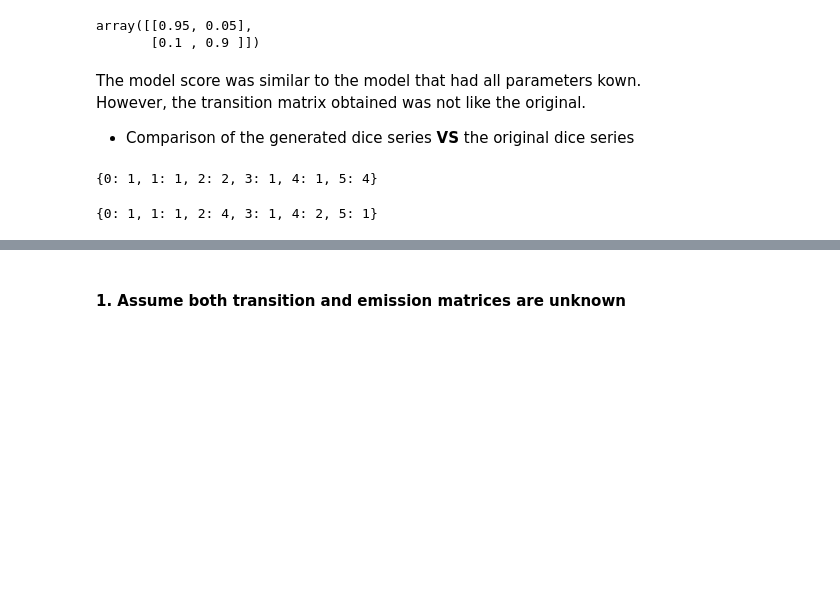
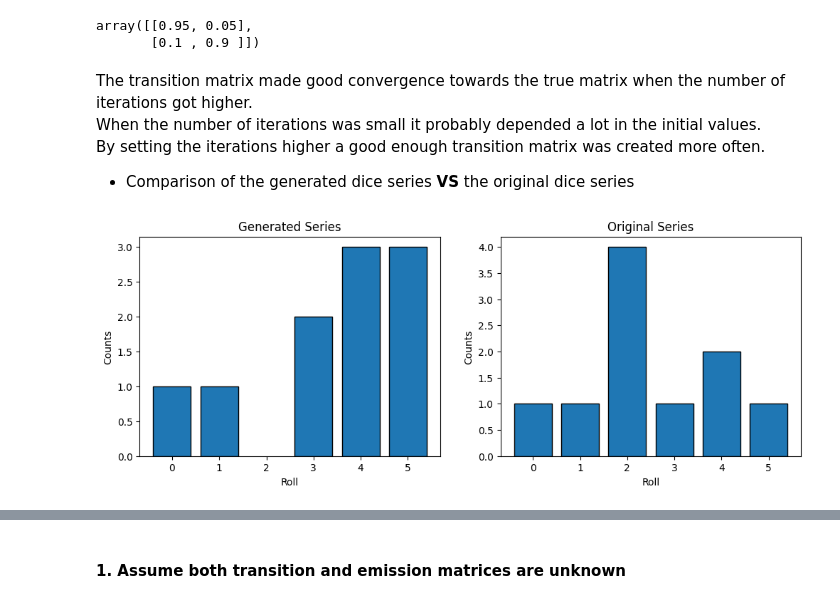
Before and after one commit to joelpoliveira/CNN-Sentiment-Polarity-Prediction, a Jupyter notebook: TP/TP4/main_Joel.ipynb, the cells around one changed output, grey strips where cells are left out. Drawn from its saved outputs; the diff is of its cells as text; code cells hidden in the pictures; blank space fills up the shorter version.

Commit message:
add: plots for examining results

```diff
--- a/TP/TP4/main_Joel.ipynb
+++ b/TP/TP4/main_Joel.ipynb
@@ -165,20 +174,43 @@ model.transmat_
 array([[0.95, 0.05],
        [0.1 , 0.9 ]])
 # %% [markdown]
-The model score was similar to the model that had all parameters kown.<br>
-However, the transition matrix obtained was not like the original.<br>
+The transition matrix made good convergence towards the true matrix when the number of iterations got higher. <br>
+When the number of iterations was small it probably depended a lot in the initial values. <br>
+By setting the iterations higher a good enough transition matrix was created more often.
 
 - Comparison of the generated dice series **VS** the original dice series
 # %%
-dice_series_generated, dice_state = remodel.sample(10, random_state=22)
+roll_series_generated, dice_state = remodel.sample(10)
+# %%
+def bar(x,y,ax, xlabel="", ylabel="", title="", label="", legend=False):
+    ax.bar(x,y, ec='k', label=label)
+    ax.set_xlabel(xlabel)
+    ax.set_ylabel(ylabel)
+    ax.set_title(title)
+    if legend:
+        ax.legend()
 # %%
-dict(zip(*np.unique(dice_series_generated, return_counts=True)))
+generated_dict = dict(
+    sorted(
+        zip(
+            *np.unique(roll_series_generated, return_counts=True)),
+            key=lambda x: x[0]
+    )
+)
-# %% [output]
-{0: 1, 1: 1, 2: 2, 3: 1, 4: 1, 5: 4}
 # %%
-dict(zip(*np.unique(X_test, return_counts=True)))
+true_dict = dict(
+    sorted(
+        zip(*np.unique(X_test, return_counts=True)),
+        key=lambda x: x[0]
+    )
+)
-# %% [output]
-{0: 1, 1: 1, 2: 4, 3: 1, 4: 2, 5: 1}
+# %%
+f, ax = plt.subplots(1,2,figsize=(12,4))
+
+bar(generated_dict.keys(), generated_dict.values(), ax[0], "Roll", "Counts", "Generated Series")
+bar(true_dict.keys(), true_dict.values(), ax[1], "Roll", "Counts", "Original Series")
+# %% [output]
+[figure, added]
 # %%
 print(np.concatenate((dice_state.reshape(-1,1), y_test), axis=1))
 # %% [output]
```
Also changed, not shown: parts of 54 cells of this notebook.
